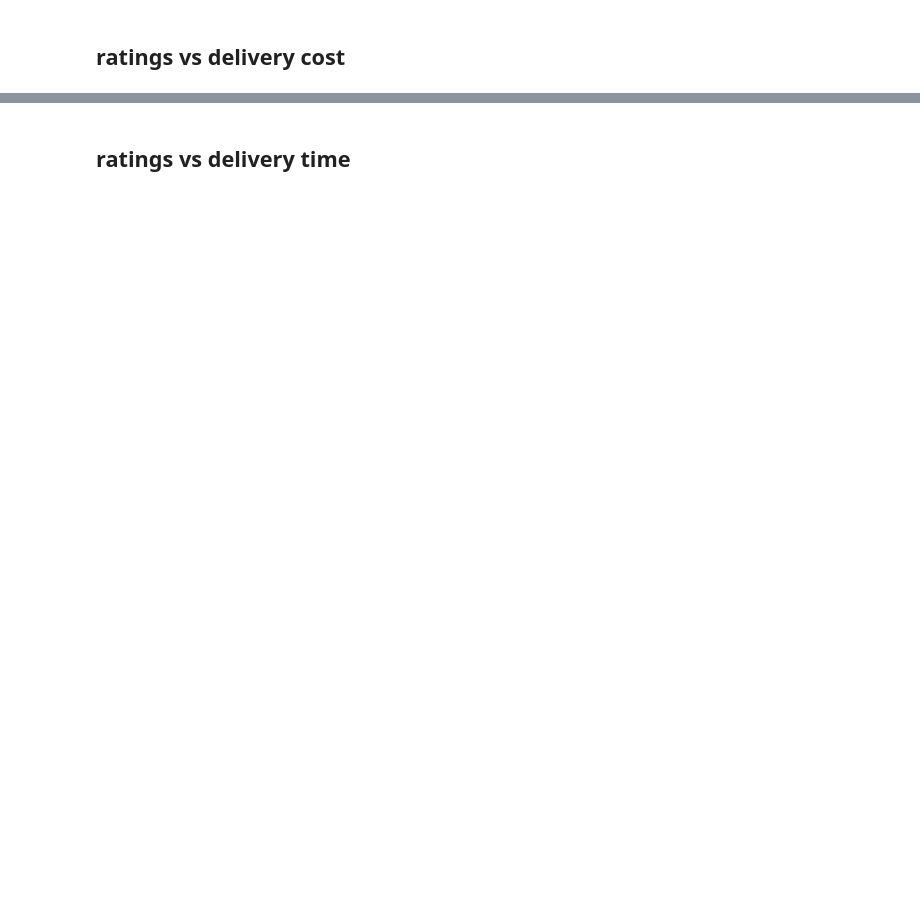
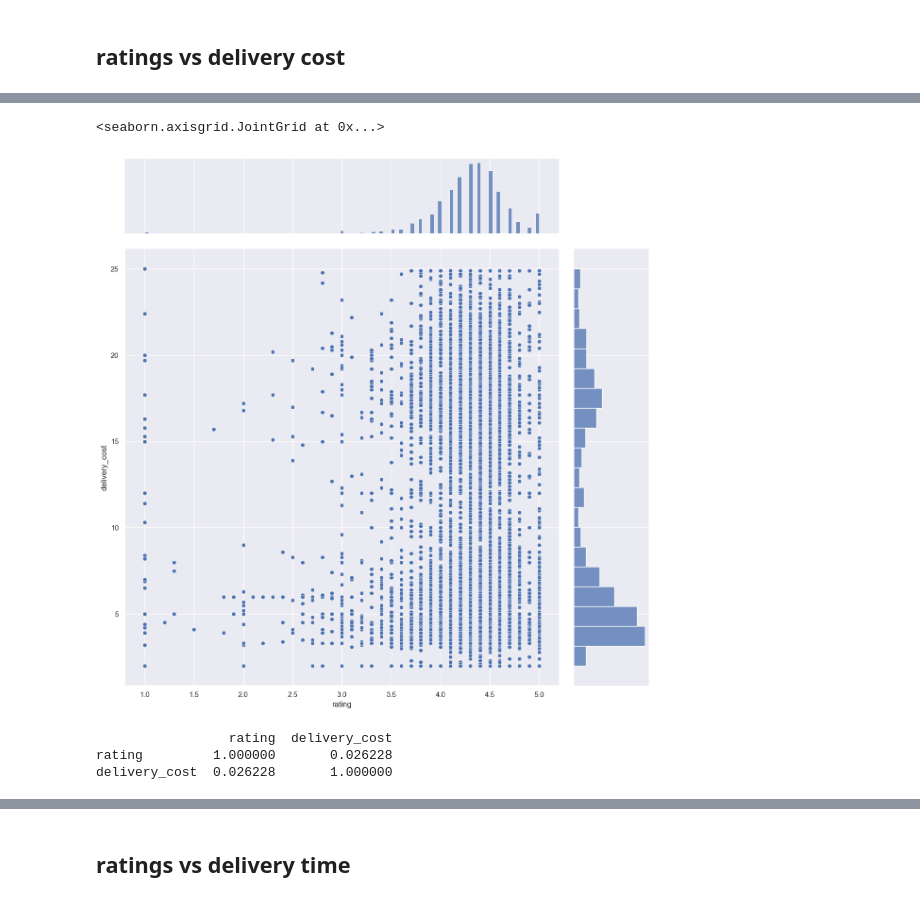
Before and after one commit to KCCHONG1997/ntu-grabsg-datasci-miniproject, a Jupyter notebook: Correlation Analysis.ipynb, the cells around one changed output, grey strips where cells are left out. Cells and saved outputs as stored; diff of their text form; code cells hidden in the pictures; blank space fills up the shorter version.

```diff
--- a/Correlation Analysis.ipynb
+++ b/Correlation Analysis.ipynb
@@ -63,0 +122,16 @@ Correlation coefficient: -5.742286107848795e-05
+# %%
+jointDF = pd.concat([rating, delivery_cost], axis = 1).reindex(rating.index)
+sb.jointplot(data = jointDF, x = "rating", y = "delivery_cost", height = 12)
+# %% [output]
+<seaborn.axisgrid.JointGrid at 0x...>
+[figure, added]
+# %%
+# Calculate the correlation matrix
+correlation_matrix = result.corr()
+
+# Display the correlation matrix
+print(correlation_matrix)
+# %% [output]
+                 rating  delivery_cost
+rating         1.000000       0.026228
+delivery_cost  0.026228       1.000000
```
Also changed, not shown: parts of 24 cells of this notebook.
